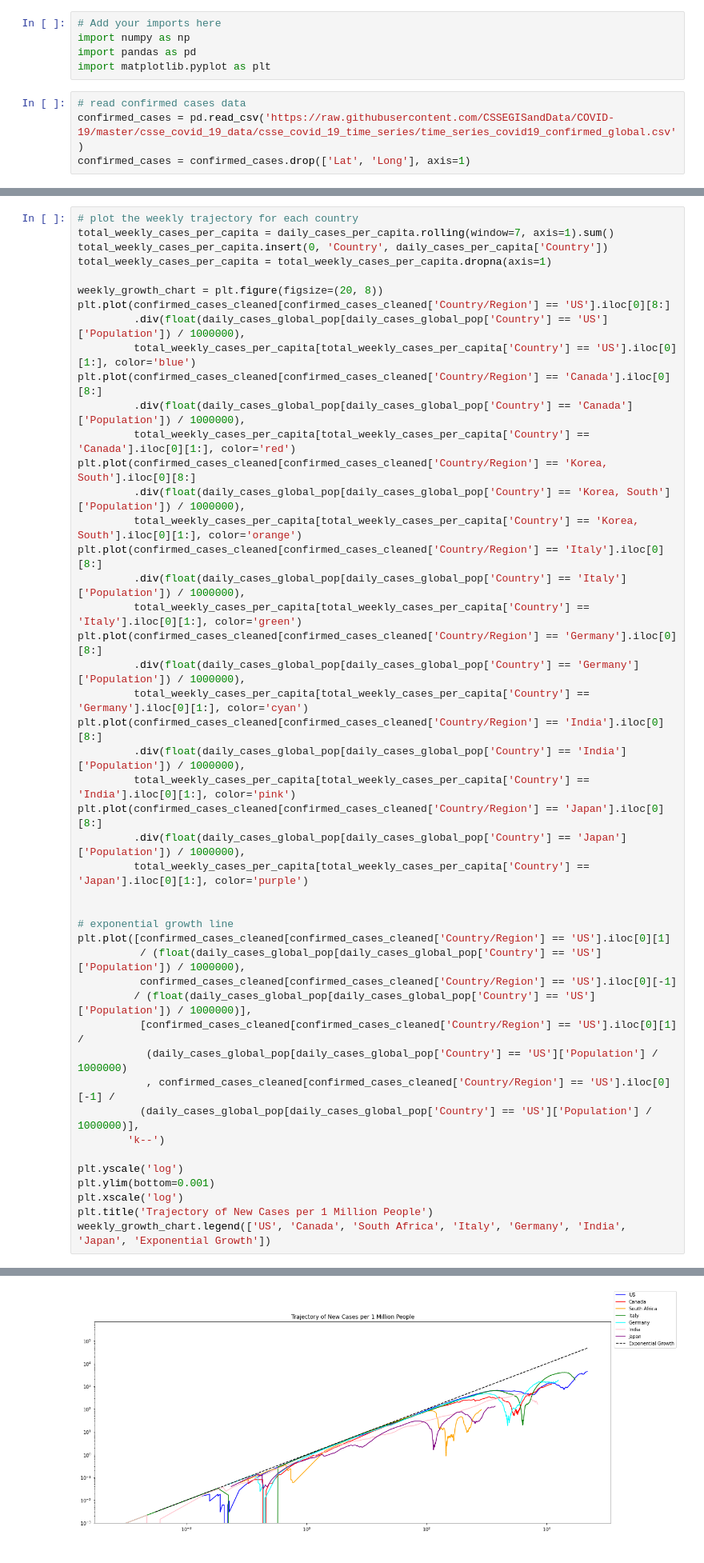
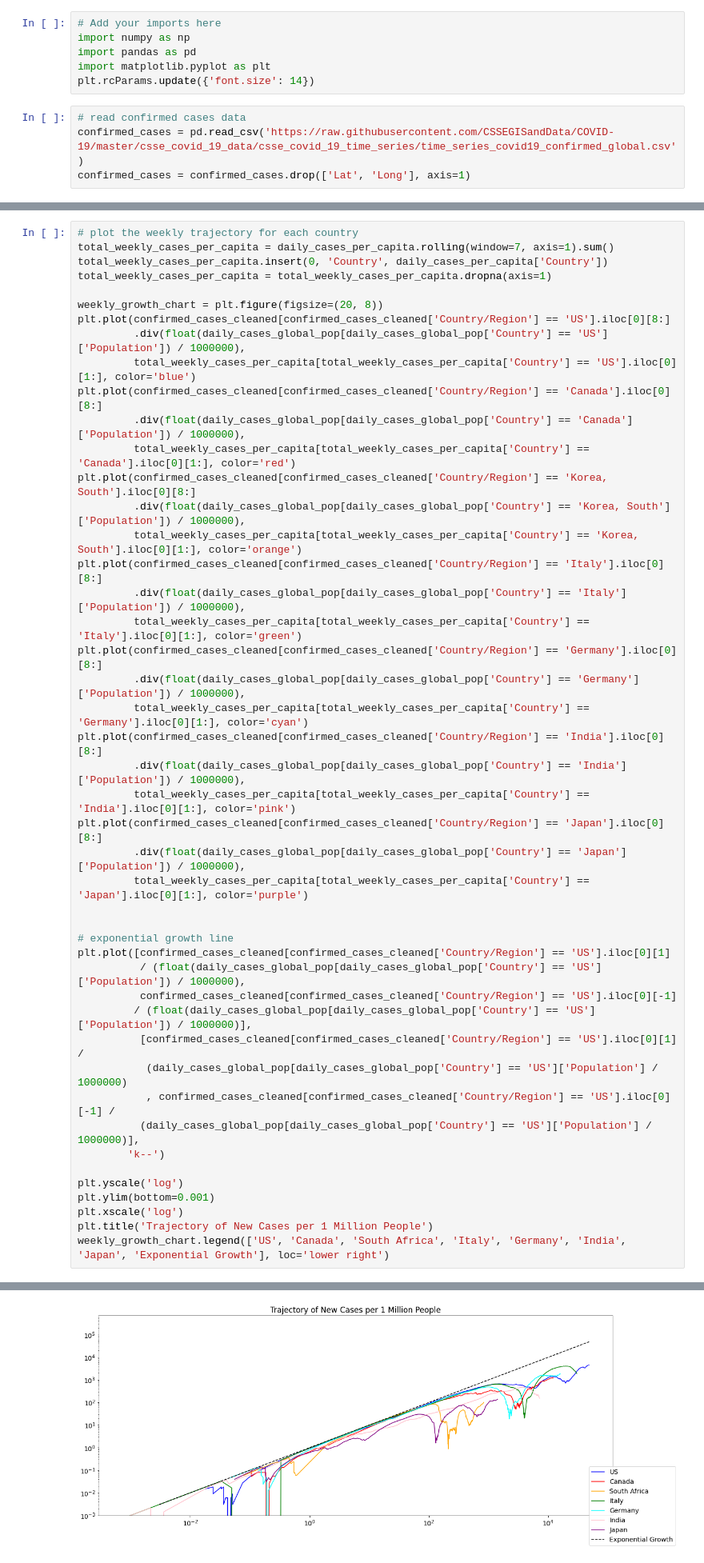
Before and after one commit to jkbishay/covid_data_science_analysis, a Jupyter notebook: covid_analysis.ipynb, the cells around one changed output, grey strips where cells are left out. Shown: that part at 80% size. Drawn from its saved outputs; the diff is of its cells as text.

```diff
--- a/covid_analysis.ipynb
+++ b/covid_analysis.ipynb
@@ -3,6 +3,7 @@
 import numpy as np
 import pandas as pd
 import matplotlib.pyplot as plt
+plt.rcParams.update({'font.size': 14})
 # %%
 # read confirmed cases data
 confirmed_cases = pd.read_csv('https://raw.githubusercontent.com/CSSEGISandData/COVID-19/master/csse_covid_19_data/csse_covid_19_time_series/time_series_covid19_confirmed_global.csv')
@@ -234,35 +247,35 @@ plt.plot(confirmed_cases_cleaned[confirmed_cases_cleaned['Country/Region'] == 'I
          .div(float(daily_cases_global_pop[daily_cases_global_pop['Country'] == 'Italy']['Population']) / 1000000),
          total_weekly_cases_per_capita[total_weekly_cases_per_capita['Country'] == 'Italy'].iloc[0][1:], color='green')
 plt.plot(confirmed_cases_cleaned[confirmed_cases_cleaned['Country/Region'] == 'Germany'].iloc[0][8:]
          .div(float(daily_cases_global_pop[daily_cases_global_pop['Country'] == 'Germany']['Population']) / 1000000),
          total_weekly_cases_per_capita[total_weekly_cases_per_capita['Country'] == 'Germany'].iloc[0][1:], color='cyan')
 plt.plot(confirmed_cases_cleaned[confirmed_cases_cleaned['Country/Region'] == 'India'].iloc[0][8:]
          .div(float(daily_cases_global_pop[daily_cases_global_pop['Country'] == 'India']['Population']) / 1000000),
          total_weekly_cases_per_capita[total_weekly_cases_per_capita['Country'] == 'India'].iloc[0][1:], color='pink')
 plt.plot(confirmed_cases_cleaned[confirmed_cases_cleaned['Country/Region'] == 'Japan'].iloc[0][8:]
          .div(float(daily_cases_global_pop[daily_cases_global_pop['Country'] == 'Japan']['Population']) / 1000000),
          total_weekly_cases_per_capita[total_weekly_cases_per_capita['Country'] == 'Japan'].iloc[0][1:], color='purple')
 
 
 # exponential growth line
 plt.plot([confirmed_cases_cleaned[confirmed_cases_cleaned['Country/Region'] == 'US'].iloc[0][1]
           / (float(daily_cases_global_pop[daily_cases_global_pop['Country'] == 'US']['Population']) / 1000000),
           confirmed_cases_cleaned[confirmed_cases_cleaned['Country/Region'] == 'US'].iloc[0][-1]
          / (float(daily_cases_global_pop[daily_cases_global_pop['Country'] == 'US']['Population']) / 1000000)],
           [confirmed_cases_cleaned[confirmed_cases_cleaned['Country/Region'] == 'US'].iloc[0][1] /
            (daily_cases_global_pop[daily_cases_global_pop['Country'] == 'US']['Population'] / 1000000)
            , confirmed_cases_cleaned[confirmed_cases_cleaned['Country/Region'] == 'US'].iloc[0][-1] /
           (daily_cases_global_pop[daily_cases_global_pop['Country'] == 'US']['Population'] / 1000000)],
         'k--')
 
 plt.yscale('log')
 plt.ylim(bottom=0.001)
 plt.xscale('log')
 plt.title('Trajectory of New Cases per 1 Million People')
-weekly_growth_chart.legend(['US', 'Canada', 'South Africa', 'Italy', 'Germany', 'India', 'Japan', 'Exponential Growth'])
+weekly_growth_chart.legend(['US', 'Canada', 'South Africa', 'Italy', 'Germany', 'India', 'Japan', 'Exponential Growth'], loc='lower right')
 # %% [output]
 <matplotlib.legend.Legend at 0x...>
-[figure, old version]
+[figure, new version]
 # %%
 # weekly_cases_per_capita_all = plt.figure(figsize=(20, 8))
 # for i in range(len(weekly_cases_per_capita)):
```
Also changed, not shown: parts of 8 cells of this notebook.
